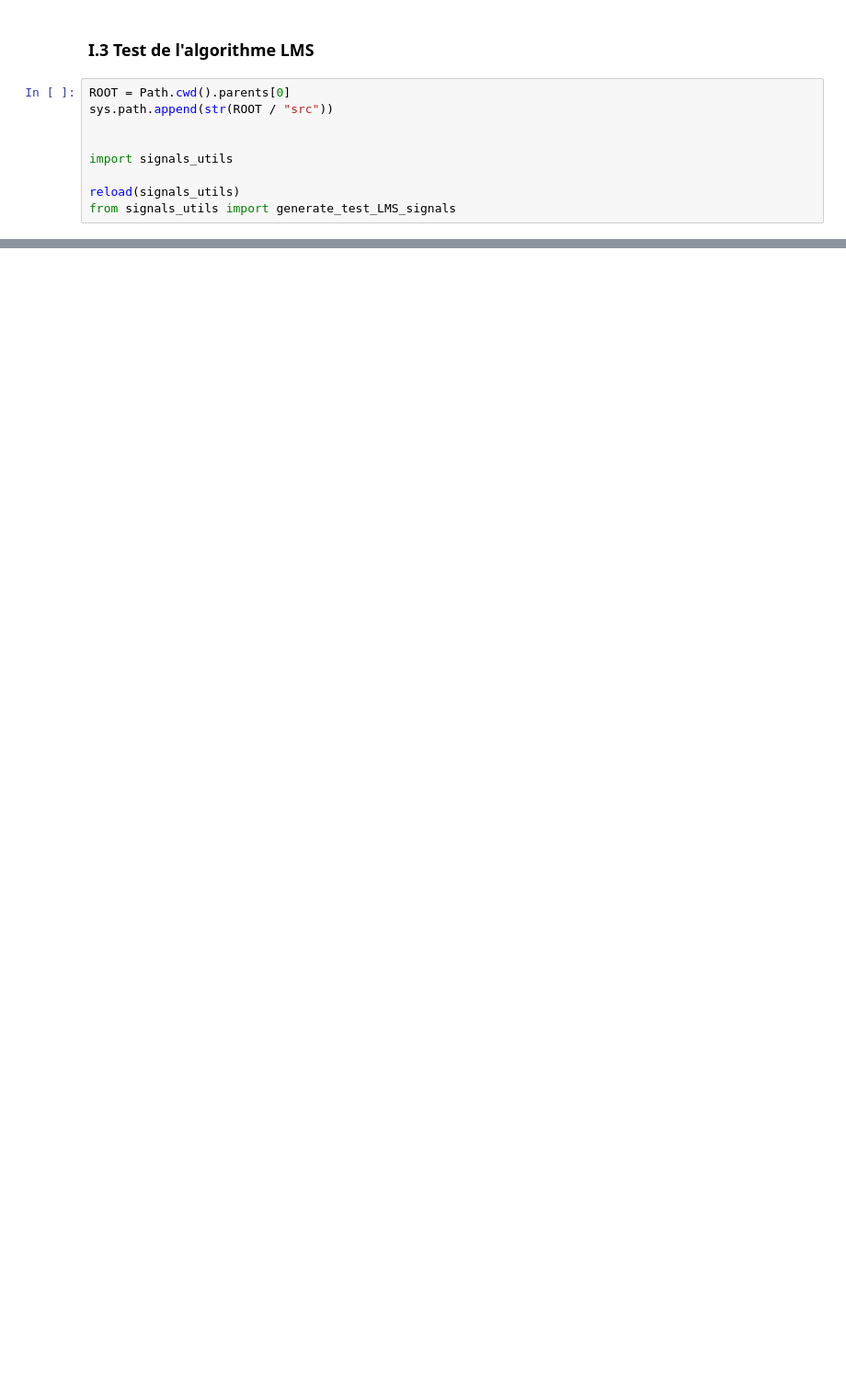
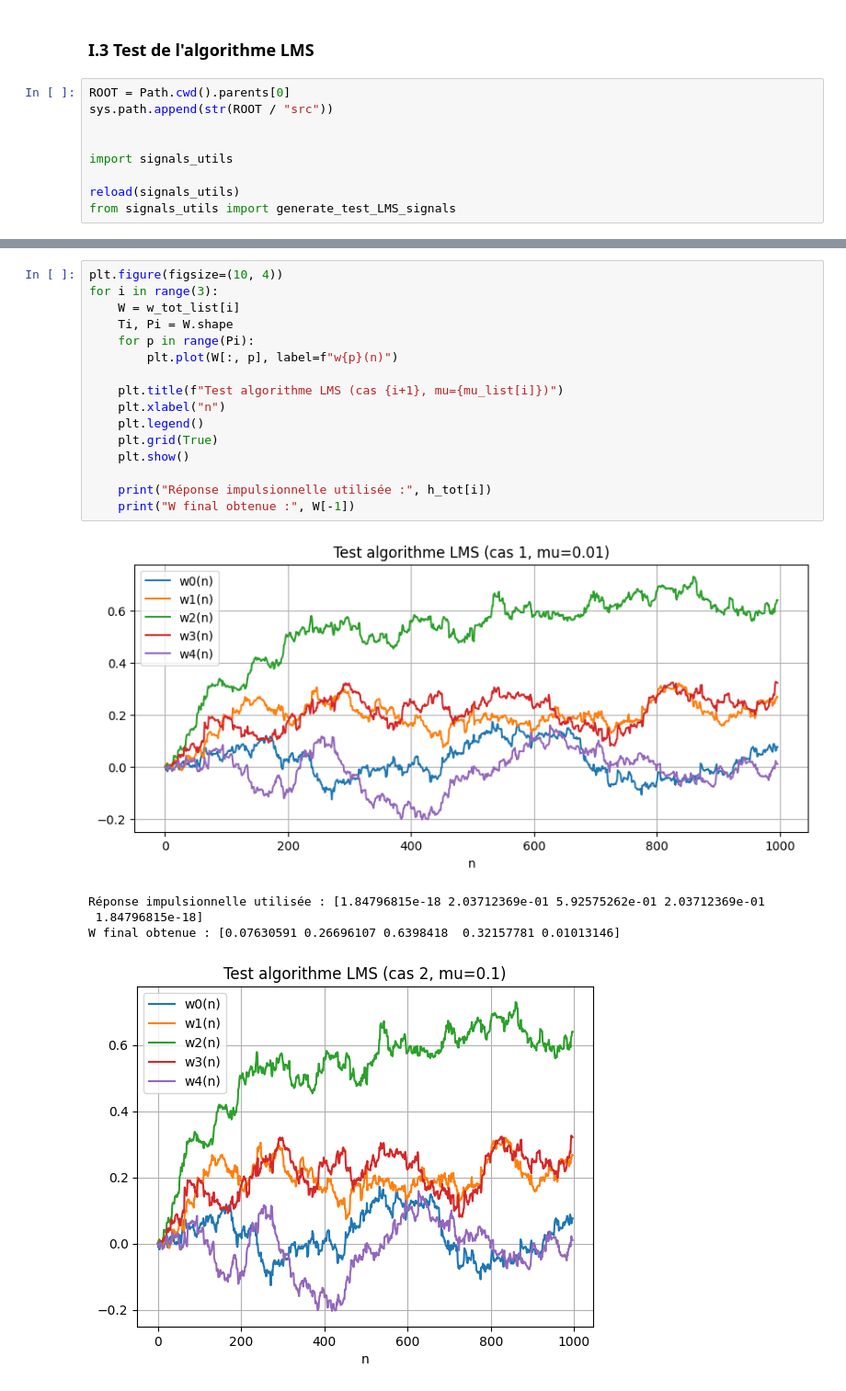
Before and after one commit to PailBoy/TP_SIGNAL_AVANCE, a Jupyter notebook: TP1/notebook/TP_LMS_IMAHO_EL_BOUROUMI.ipynb, the cells around one changed output, grey strips where cells are left out. Shown at 92% size. Drawn from its saved outputs; the diff is of its cells as text; blank space fills up the shorter version.

```diff
--- a/TP1/notebook/TP_LMS_IMAHO_EL_BOUROUMI.ipynb
+++ b/TP1/notebook/TP_LMS_IMAHO_EL_BOUROUMI.ipynb
@@ -176,0 +255,22 @@ Réponse impulsionnelle utilisée : [ 0.00188953  0.00276977 -0.00529527 -0.0099
+# %%
+plt.figure(figsize=(10, 4))
+for i in range(3):
+    W = w_tot_list[i]
+    Ti, Pi = W.shape
+    for p in range(Pi):
+        plt.plot(W[:, p], label=f"w{p}(n)")
+
+    plt.title(f"Test algorithme LMS (cas {i+1}, mu={mu_list[i]})")
+    plt.xlabel("n")
+    plt.legend()
+    plt.grid(True)
+    plt.show()
+
+    print("Réponse impulsionnelle utilisée :", h_tot[i])
+    print("W final obtenue :", W[-1])
+# %% [output]
+[figure, added]
+Réponse impulsionnelle utilisée : [1.84796815e-18 2.03712369e-01 5.92575262e-01 2.03712369e-01
+ 1.84796815e-18]
+W final obtenue : [0.07630591 0.26696107 0.6398418  0.32157781 0.01013146]
+[figure, added]
```
Also changed, not shown: parts of 12 cells of this notebook, 1 other file.
